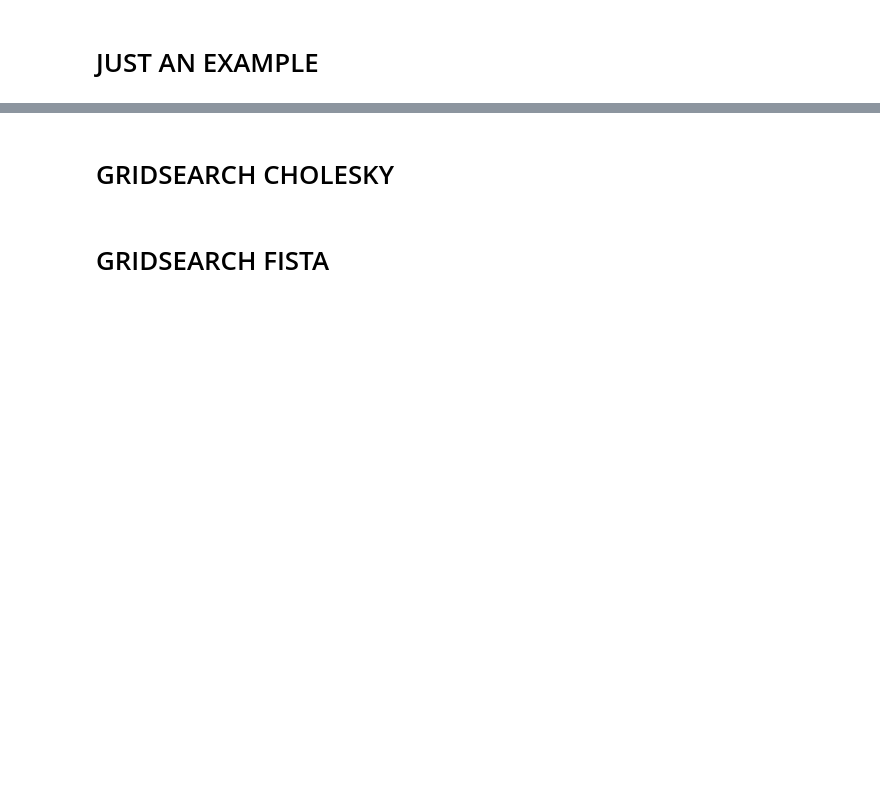
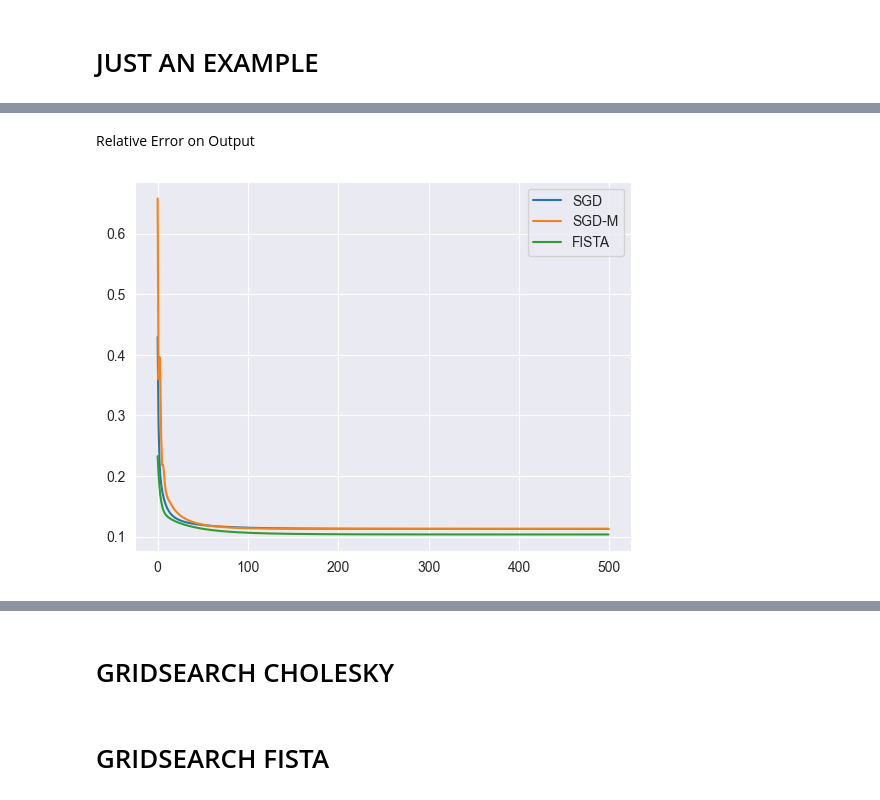
Before and after one commit to jacons/ExtremeLearningNN, a Jupyter notebook: notebook_for_test.ipynb, the cells around one changed output, grey strips where cells are left out. Drawn from its saved outputs; the diff is of its cells as text; code cells hidden in the pictures; blank space fills up the shorter version.

```diff
--- a/notebook_for_test.ipynb
+++ b/notebook_for_test.ipynb
@@ -57,3 +74,13 @@ plt.show()
+# %% [markdown]
+Relative Error on Output
+# %%
+plt.plot(instance1[1]["Output Gap"],label="SGD")
+plt.plot(instance2[1]["Output Gap"],label="SGD-M")
+plt.plot(instance3[1]["Output Gap"],label="FISTA")
+plt.legend()
+plt.show()
+# %% [output]
+[figure, added]
 # %%
 print(f"MSE at the last iteration:\nSGD {instance1[2]}\nSGD-M {instance2[2]}\nFISTA {instance3[2]}")
 # %% [output]
```
Also changed, not shown: parts of 14 cells of this notebook, 2 other files.
